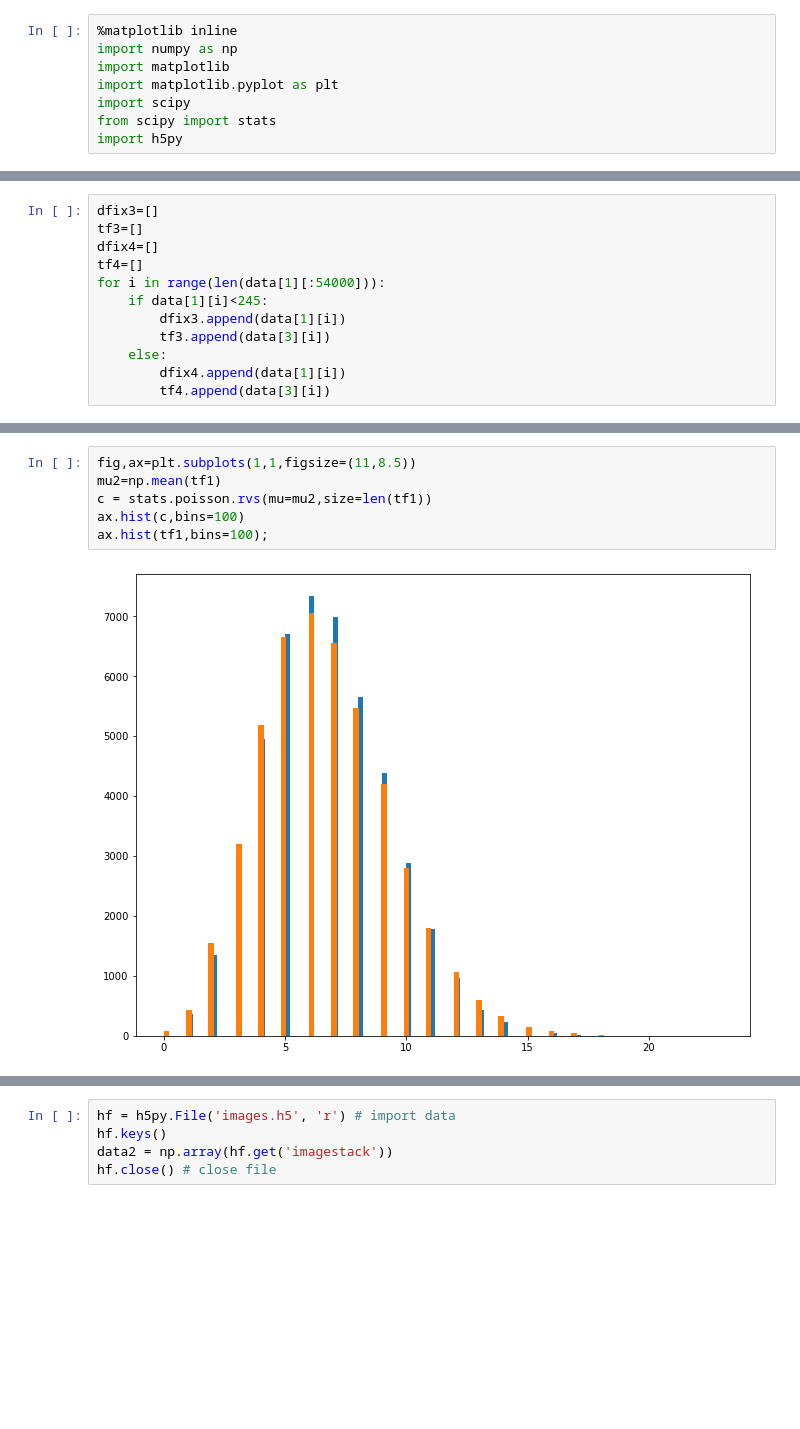
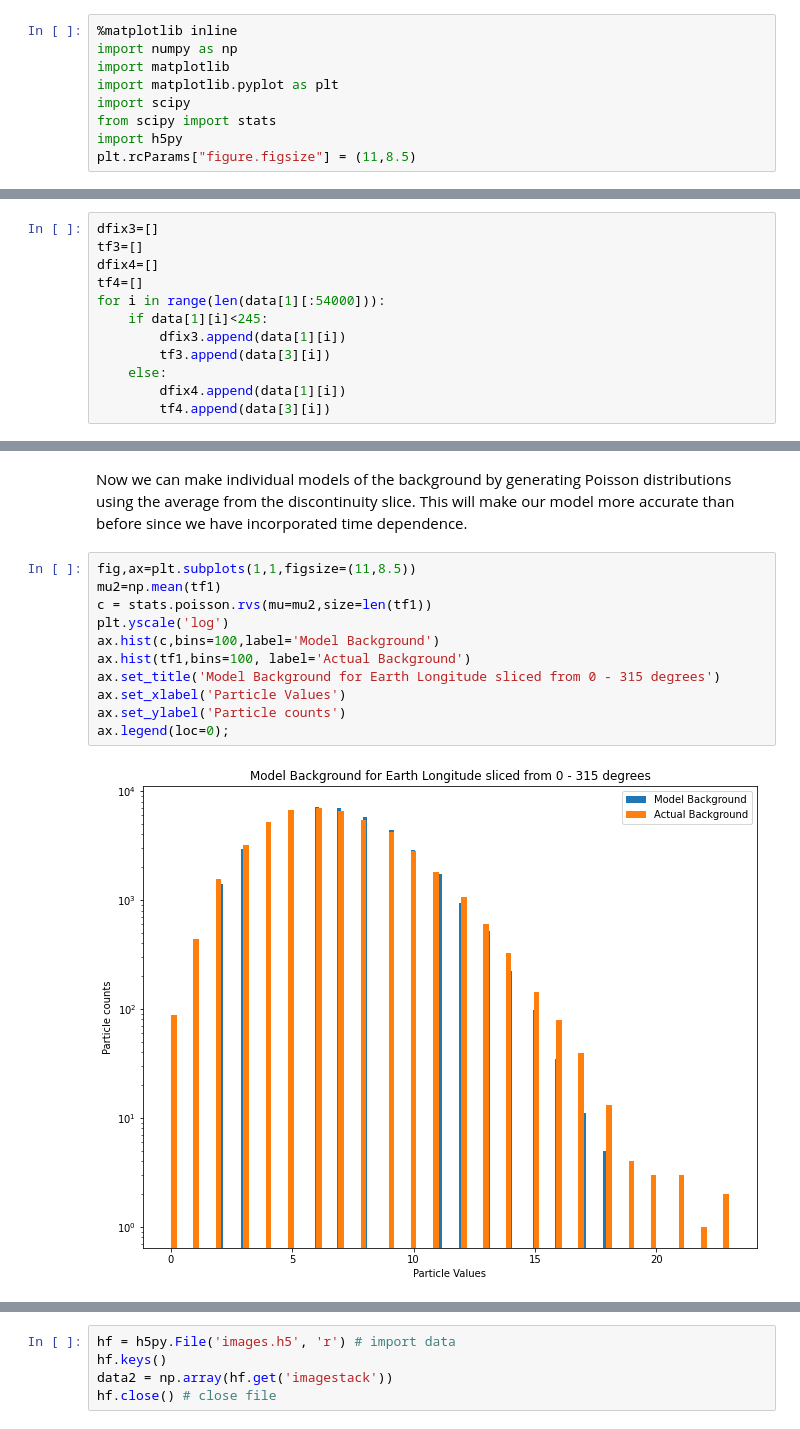
Before and after one commit to maria8ch/Phys434_BigData, a Jupyter notebook: lab4_Berres.ipynb, the cells around one changed output, grey strips where cells are left out. Cells and saved outputs as stored; diff of their text form; blank space fills up the shorter version.

```diff
--- a/lab4_Berres.ipynb
+++ b/lab4_Berres.ipynb
@@ -11,6 +11,7 @@ import matplotlib.pyplot as plt
 import scipy
 from scipy import stats
 import h5py
+plt.rcParams["figure.figsize"] = (11,8.5)
 # %%
 hf = h5py.File('gammaray_lab4.h5', 'r')
 hf.keys()
@@ -145,11 +150,18 @@ plt.plot(dfix4,tf4)
+# %% [markdown]
+Now we can make individual models of the background by generating Poisson distributions using the average from the discontinuity slice. This will make our model more accurate than before since we have incorporated time dependence.
 # %%
 fig,ax=plt.subplots(1,1,figsize=(11,8.5))
 mu2=np.mean(tf1)
 c = stats.poisson.rvs(mu=mu2,size=len(tf1))
-ax.hist(c,bins=100)
-ax.hist(tf1,bins=100);
+plt.yscale('log')
+ax.hist(c,bins=100,label='Model Background')
+ax.hist(tf1,bins=100, label='Actual Background')
+ax.set_title('Model Background for Earth Longitude sliced from 0 - 315 degrees')
+ax.set_xlabel('Particle Values')
+ax.set_ylabel('Particle counts')
+ax.legend(loc=0);
 # %% [output]
-[figure, old version]
+[figure, new version]
 # %%
 fig,ax=plt.subplots(1,1,figsize=(11,8.5))
 mu3=np.mean(tf2)
```
Also changed, not shown: parts of 47 cells of this notebook, 1 other file.
